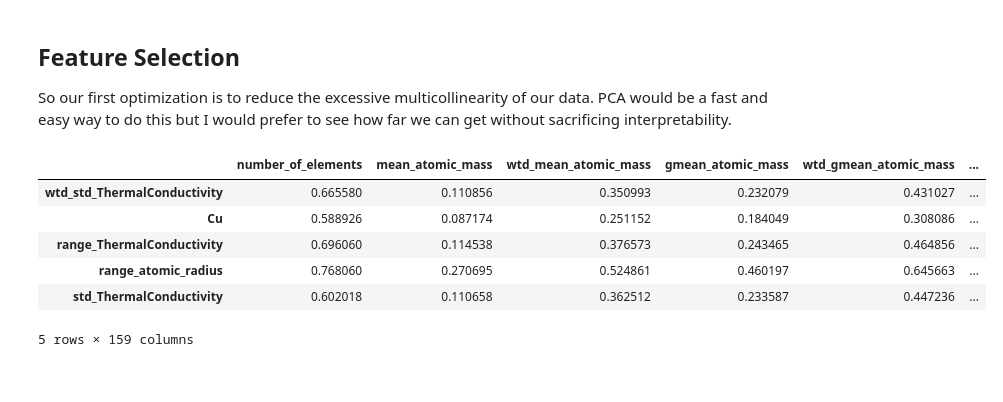
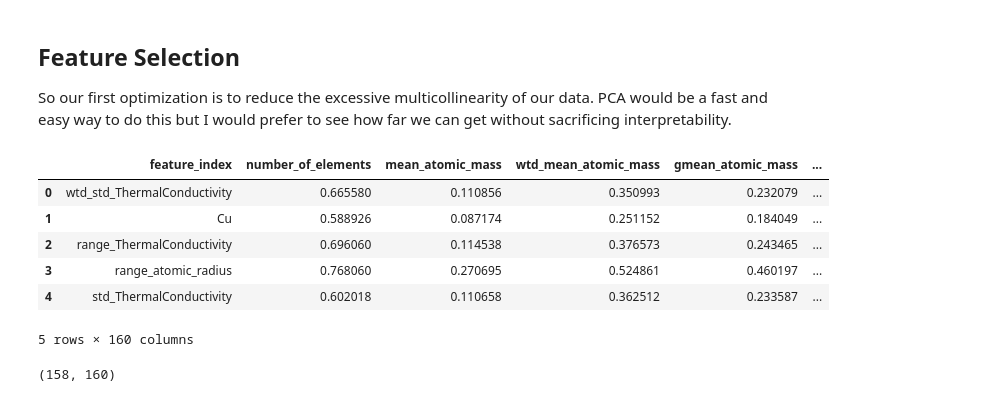
Before and after one commit to bocekout/Machine_Learning_Prediction_of_Superconduction_Tc, a Jupyter notebook: Superconductivity_ML.ipynb, the cells around one changed output. Cells and saved outputs as stored; diff of their text form; code cells hidden in the pictures.

```diff
--- a/Superconductivity_ML.ipynb
+++ b/Superconductivity_ML.ipynb
@@ -202,13 +202,17 @@ It does look ok! The negative temperature predictions are silly (as absolute zer
 
 So our first optimization is to reduce the excessive multicollinearity of our data. PCA would be a fast and easy way to do this but I would prefer to see how far we can get without sacrificing interpretability.
 # %%
-corr_map = X.join(y).corr().abs().sort_values('critical_temp', ascending=False).drop(index='critical_temp')
+corr_map = pd.DataFrame(X.join(y).corr().abs().sort_values('critical_temp', ascending=False).drop(index='critical_temp').reset_index().rename(columns={'index':'feature_index'}))
 corr_map.head()
 # %% [output]
-|  | number_of_elements | mean_atomic_mass | wtd_mean_atomic_mass | gmean_atomic_mass | wtd_gmean_atomic_mass | ... |
-| wtd_std_ThermalConductivity | 0.665580 | 0.110856 | 0.350993 | 0.232079 | 0.431027 | ... |
-| Cu | 0.588926 | 0.087174 | 0.251152 | 0.184049 | 0.308086 | ... |
-| range_ThermalConductivity | 0.696060 | 0.114538 | 0.376573 | 0.243465 | 0.464856 | ... |
-| range_atomic_radius | 0.768060 | 0.270695 | 0.524861 | 0.460197 | 0.645663 | ... |
-| std_ThermalConductivity | 0.602018 | 0.110658 | 0.362512 | 0.233587 | 0.447236 | ... |
+|  | feature_index | number_of_elements | mean_atomic_mass | wtd_mean_atomic_mass | gmean_atomic_mass | ... |
+| 0 | wtd_std_ThermalConductivity | 0.665580 | 0.110856 | 0.350993 | 0.232079 | ... |
+| 1 | Cu | 0.588926 | 0.087174 | 0.251152 | 0.184049 | ... |
+| 2 | range_ThermalConductivity | 0.696060 | 0.114538 | 0.376573 | 0.243465 | ... |
+| 3 | range_atomic_radius | 0.768060 | 0.270695 | 0.524861 | 0.460197 | ... |
+| 4 | std_ThermalConductivity | 0.602018 | 0.110658 | 0.362512 | 0.233587 | ... |
-5 rows × 159 columns
+5 rows × 160 columns
+# %%
+corr_map.shape
+# %% [output]
+(158, 160)
```
Also changed, not shown: parts of 3 cells of this notebook.
